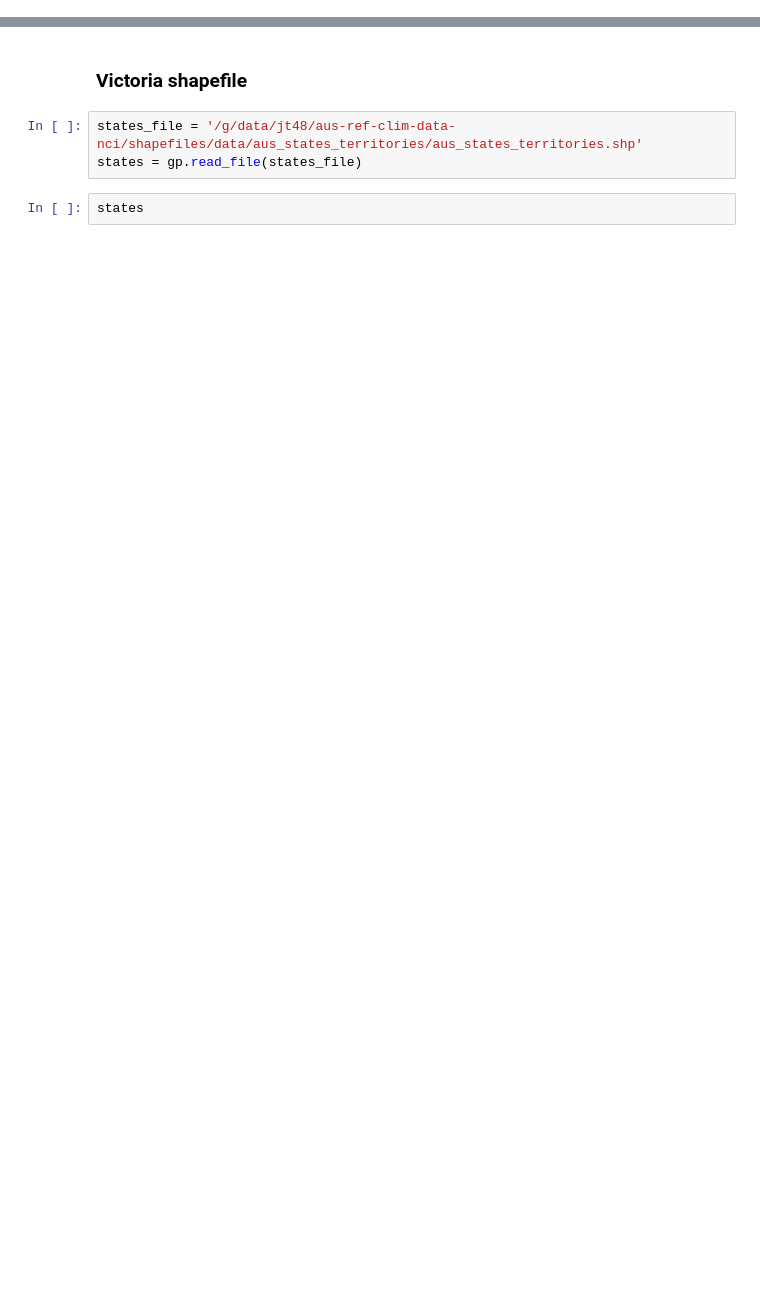
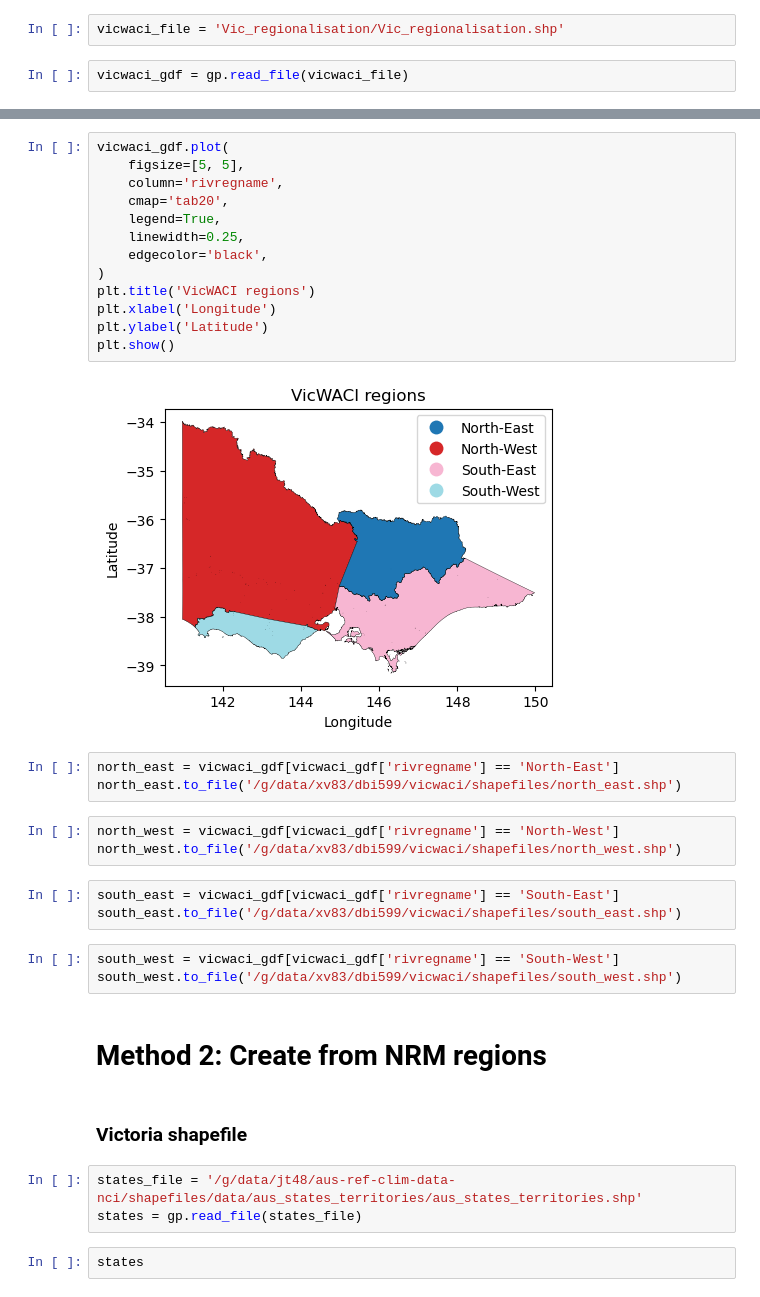
Before and after one commit to DamienIrving/VicWaCI, a Jupyter notebook: prepare_shapefiles.ipynb, the cells around one changed output, grey strips where cells are left out. Drawn from its saved outputs; the diff is of its cells as text; blank space fills up the shorter version.

Commit message:
Add new VicWACI regions

```diff
--- a/prepare_shapefiles.ipynb
+++ b/prepare_shapefiles.ipynb
@@ -7,0 +8,4 @@ Matplotlib is building the font cache; this may take a moment.
+# %%
+vicwaci_file = 'Vic_regionalisation/Vic_regionalisation.shp'
+# %%
+vicwaci_gdf = gp.read_file(vicwaci_file)
@@ -8,3 +21,32 @@ Matplotlib is building the font cache; this may take a moment.
+# %%
+vicwaci_gdf.plot(
+    figsize=[5, 5],
+    column='rivregname',
+    cmap='tab20',
+    legend=True,
+    linewidth=0.25,
+    edgecolor='black',
+)
+plt.title('VicWACI regions')
+plt.xlabel('Longitude')
+plt.ylabel('Latitude')
+plt.show()
+# %% [output]
+[figure, added]
+# %%
+north_east = vicwaci_gdf[vicwaci_gdf['rivregname'] == 'North-East']
+north_east.to_file('/g/data/xv83/dbi599/vicwaci/shapefiles/north_east.shp')
+# %%
+north_west = vicwaci_gdf[vicwaci_gdf['rivregname'] == 'North-West']
+north_west.to_file('/g/data/xv83/dbi599/vicwaci/shapefiles/north_west.shp')
+# %%
+south_east = vicwaci_gdf[vicwaci_gdf['rivregname'] == 'South-East']
+south_east.to_file('/g/data/xv83/dbi599/vicwaci/shapefiles/south_east.shp')
+# %%
+south_west = vicwaci_gdf[vicwaci_gdf['rivregname'] == 'South-West']
+south_west.to_file('/g/data/xv83/dbi599/vicwaci/shapefiles/south_west.shp')
+# %% [markdown]
+# Method 2: Create from NRM regions
 # %% [markdown]
 ### Victoria shapefile
 # %%
```
Also changed, not shown: parts of 3 cells of this notebook, 1 other file.
